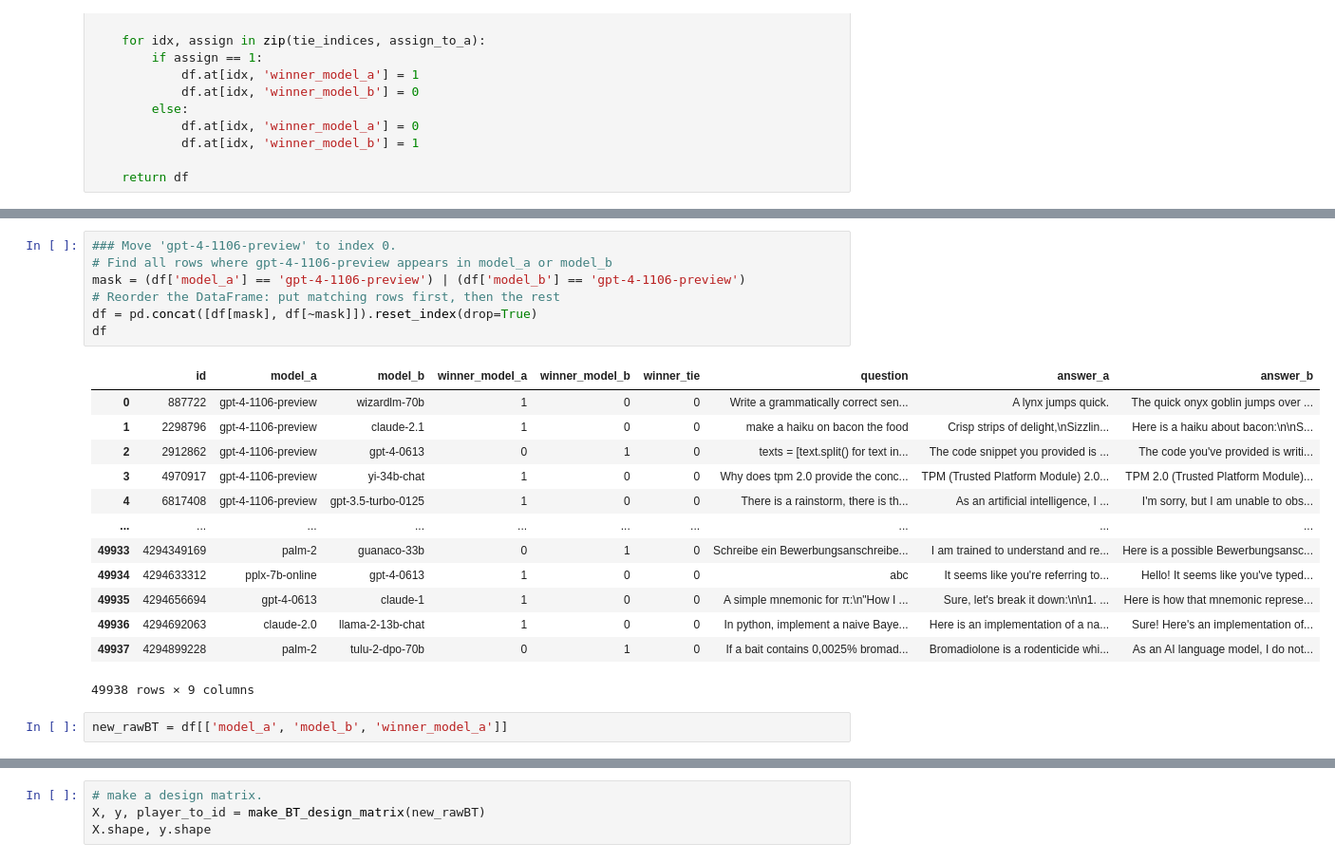
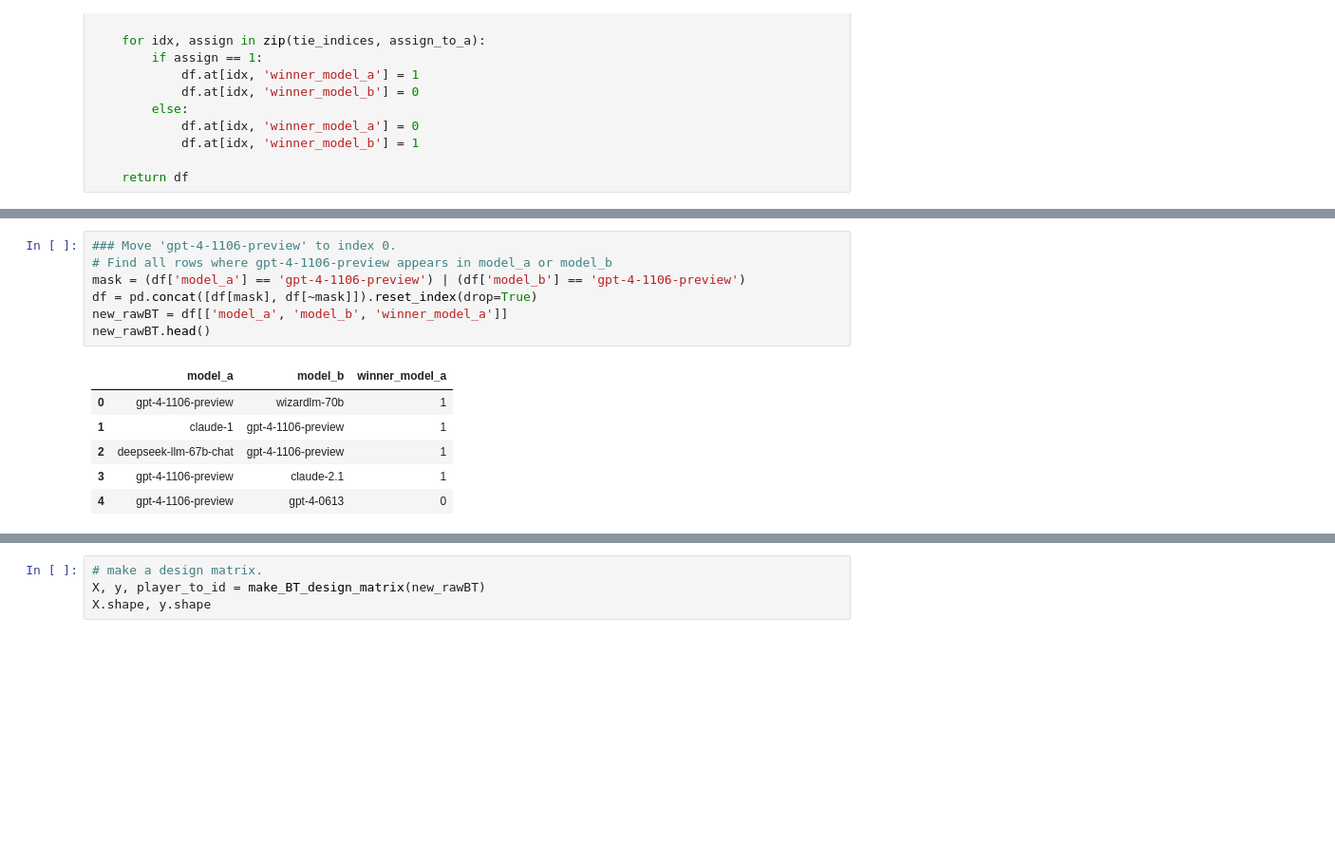
Before and after one commit to JennyHuang19/IsRankingRobust, a Jupyter notebook: llmJudgeArena.ipynb, the cells around one changed output, grey strips where cells are left out. Shown at 95% size. Cells and saved outputs as stored; diff of their text form; blank space fills up the shorter version.

```diff
--- a/llmJudgeArena.ipynb
+++ b/llmJudgeArena.ipynb
@@ -92,26 +103,17 @@ rawBT.head()
 # %%
 ### Move 'gpt-4-1106-preview' to index 0.
 # Find all rows where gpt-4-1106-preview appears in model_a or model_b
 mask = (df['model_a'] == 'gpt-4-1106-preview') | (df['model_b'] == 'gpt-4-1106-preview')
-# Reorder the DataFrame: put matching rows first, then the rest
 df = pd.concat([df[mask], df[~mask]]).reset_index(drop=True)
-df
+new_rawBT = df[['model_a', 'model_b', 'winner_model_a']]
+new_rawBT.head()
 # %% [output]
-|  | id | model_a | model_b | winner_model_a | winner_model_b | winner_tie | question | answer_a | answer_b |
-| 0 | 887722 | gpt-4-1106-preview | wizardlm-70b | 1 | 0 | 0 | Write a grammatically correct sen... | A lynx jumps quick. | The quick onyx goblin jumps over ... |
-| 1 | 2298796 | gpt-4-1106-preview | claude-2.1 | 1 | 0 | 0 | make a haiku on bacon the food | Crisp strips of delight,\nSizzlin... | Here is a haiku about bacon:\n\nS... |
-| 2 | 2912862 | gpt-4-1106-preview | gpt-4-0613 | 0 | 1 | 0 | texts = [text.split() for text in... | The code snippet you provided is ... | The code you've provided is writi... |
-| 3 | 4970917 | gpt-4-1106-preview | yi-34b-chat | 1 | 0 | 0 | Why does tpm 2.0 provide the conc... | TPM (Trusted Platform Module) 2.0... | TPM 2.0 (Trusted Platform Module)... |
-| 4 | 6817408 | gpt-4-1106-preview | gpt-3.5-turbo-0125 | 1 | 0 | 0 | There is a rainstorm, there is th... | As an artificial intelligence, I ... | I'm sorry, but I am unable to obs... |
-| ... | ... | ... | ... | ... | ... | ... | ... | ... | ... |
-| 49933 | 4294349169 | palm-2 | guanaco-33b | 0 | 1 | 0 | Schreibe ein Bewerbungsanschreibe... | I am trained to understand and re... | Here is a possible Bewerbungsansc... |
-| 49934 | 4294633312 | pplx-7b-online | gpt-4-0613 | 1 | 0 | 0 | abc | It seems like you're referring to... | Hello! It seems like you've typed... |
-| 49935 | 4294656694 | gpt-4-0613 | claude-1 | 1 | 0 | 0 | A simple mnemonic for π:\n"How I ... | Sure, let's break it down:\n\n1. ... | Here is how that mnemonic represe... |
-| 49936 | 4294692063 | claude-2.0 | llama-2-13b-chat | 1 | 0 | 0 | In python, implement a naive Baye... | Here is an implementation of a na... | Sure! Here's an implementation of... |
-| 49937 | 4294899228 | palm-2 | tulu-2-dpo-70b | 0 | 1 | 0 | If a bait contains 0,0025% bromad... | Bromadiolone is a rodenticide whi... | As an AI language model, I do not... |
+|  | model_a | model_b | winner_model_a |
+| 0 | gpt-4-1106-preview | wizardlm-70b | 1 |
+| 1 | claude-1 | gpt-4-1106-preview | 1 |
+| 2 | deepseek-llm-67b-chat | gpt-4-1106-preview | 1 |
+| 3 | gpt-4-1106-preview | claude-2.1 | 1 |
+| 4 | gpt-4-1106-preview | gpt-4-0613 | 0 |
-49938 rows × 9 columns
-# %%
-new_rawBT = df[['model_a', 'model_b', 'winner_model_a']]
 # %%
 all_players = pd.concat([new_rawBT.iloc[:, 0], new_rawBT.iloc[:, 1]])
 unique_players = all_players.unique()
```
Also changed, not shown: parts of 15 cells of this notebook, 2 other files.
